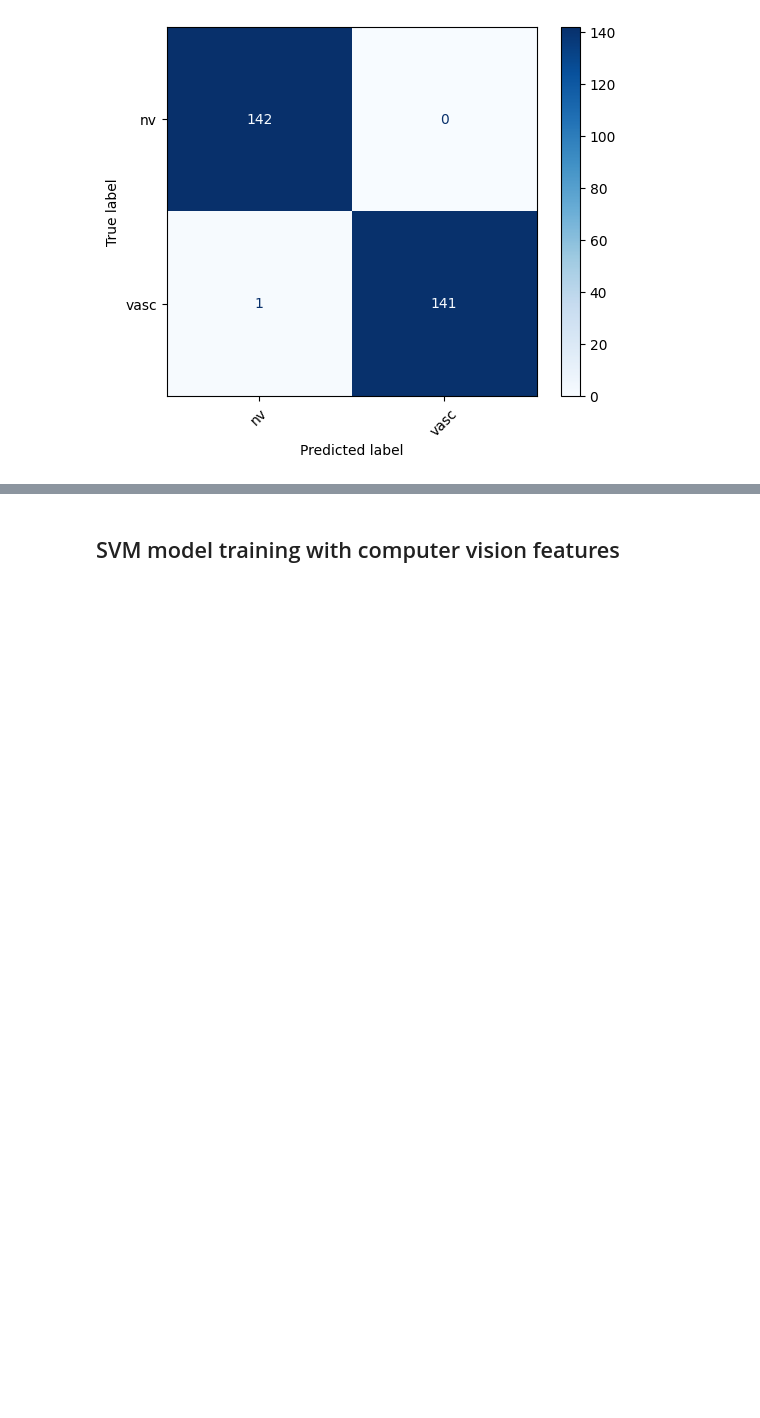
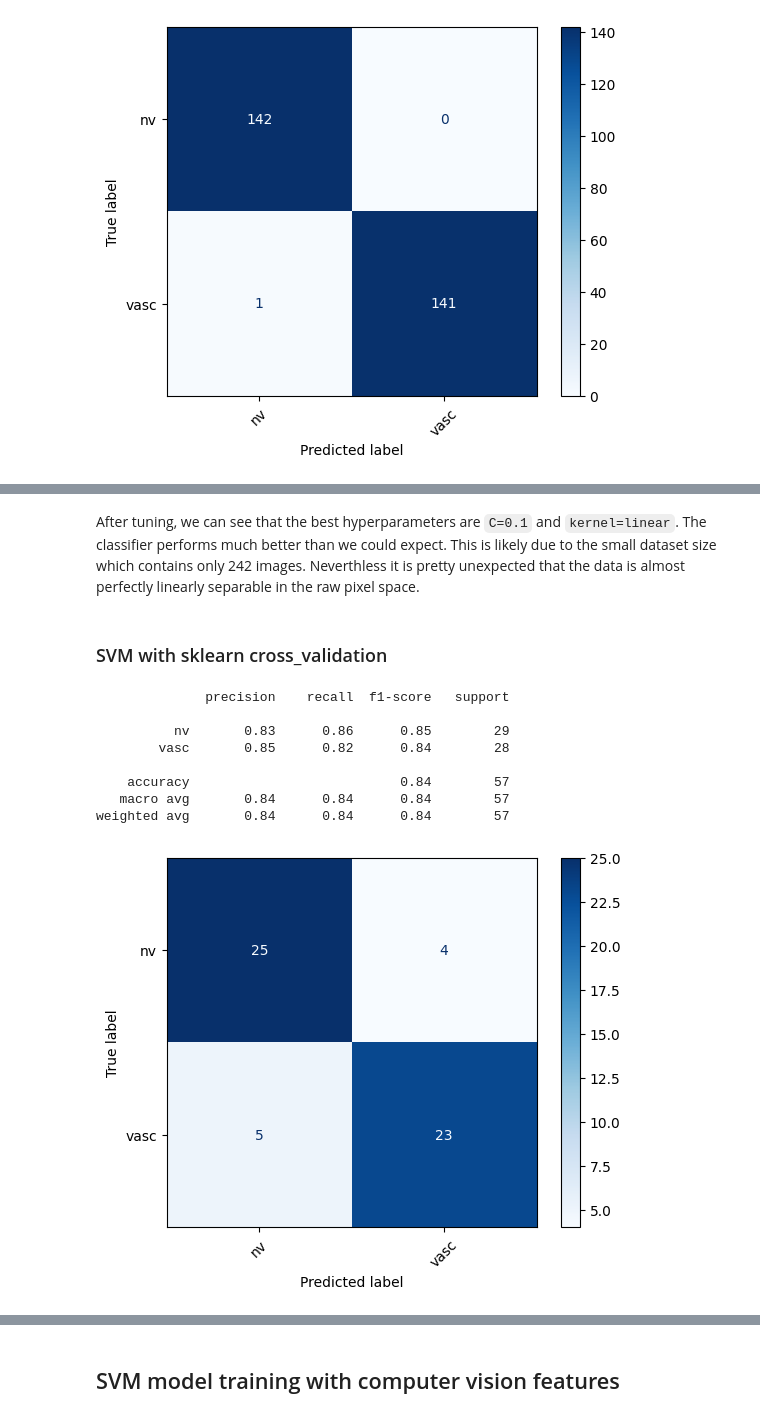
Before and after one commit to WSm-77/distributed_systems, a Jupyter notebook: skin_cancer/classify_skin_cancer.ipynb, the cells around one changed output, grey strips where cells are left out. Saved outputs shown, nothing was run; the diff lists cells and outputs as text; code cells hidden in the pictures; blank space fills up the shorter version.

```diff
--- a/skin_cancer/classify_skin_cancer.ipynb
+++ b/skin_cancer/classify_skin_cancer.ipynb
@@ -132,7 +132,7 @@ def run_cv(model, X, y, model_name, cv, use_ray=False, n_jobs=None):
 
 def cv_classification_report(model, X, y, cv):
     preds = cross_val_predict(model, X, y, cv=cv, n_jobs=1)
-    return classification_report(y, preds, target_names=label_names)
+    summarize_classification(y_true=y, y_pred=preds, labels=label_names)
 # %%
 # Single-thread SVM baseline on raw pixels
 BASELINE_IMG_SIZE = (64, 64)
@@ -228,0 +263,16 @@ weighted avg       1.00      1.00      1.00       284
+# %% [markdown]
+After tuning, we can see that the best hyperparameters are `C=0.1` and `kernel=linear`. The classifier performs much better than we could expect. This is likely due to the small dataset size which contains only 242 images. Neverthless it is pretty unexpected that the data is almost perfectly linearly separable in the raw pixel space.
+# %% [markdown]
+### SVM with sklearn cross_validation
+# %%
+cv_classification_report(svm_grid_search, X_raw_test_flat, y_raw_test, cv=cv)
+# %% [output]
+              precision    recall  f1-score   support
+
+          nv       0.83      0.86      0.85        29
+        vasc       0.85      0.82      0.84        28
+
+    accuracy                           0.84        57
+   macro avg       0.84      0.84      0.84        57
+weighted avg       0.84      0.84      0.84        57
+[figure, added]
```
Also changed, not shown: parts of 9 cells of this notebook.
